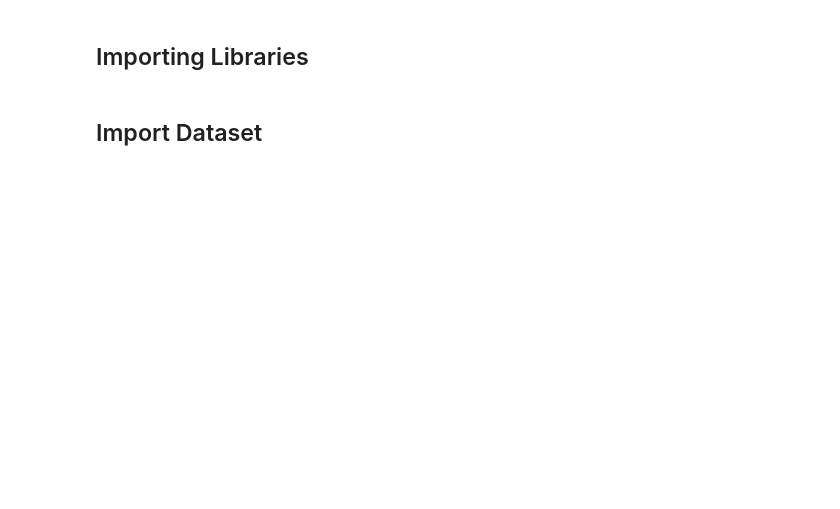
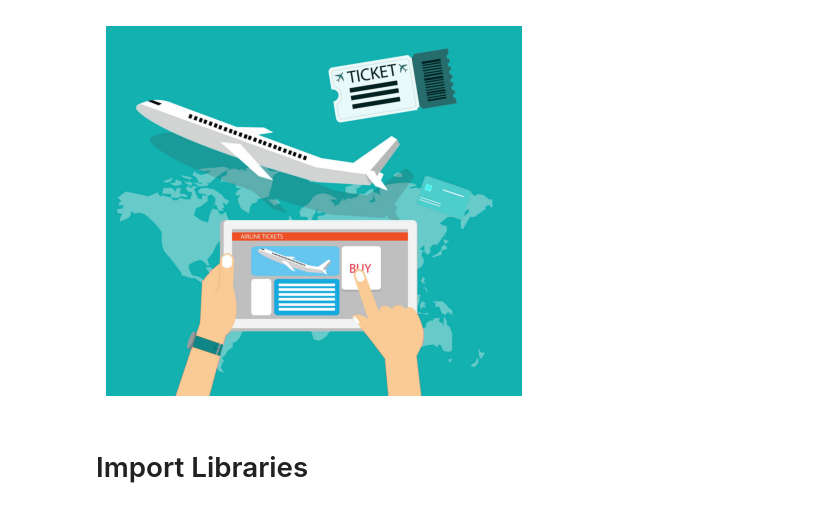
Before and after one commit to Saif4303/Flight_Fare_Price_Prediction, a Jupyter notebook: Flight_fare_prediction.ipynb, the cells around one changed output. Cells and saved outputs as stored; diff of their text form; code cells hidden in the pictures; blank space fills up the shorter version.

```diff
--- a/Flight_fare_prediction.ipynb
+++ b/Flight_fare_prediction.ipynb
@@ -1,5 +17,12 @@
+# %%
+img=plt.imread('ce100e07-fc5b-485e-8cd3-45f74d02f45f.png')
+plt.imshow(img)
+plt.axis('off')
+plt.show()
+# %% [output]
+[figure, added]
 # %% [markdown]
-## Importing Libraries
+# Import Libraries
 # %%
 import pandas as pd
 import numpy as np
@@ -8,5 +31,3 @@ import matplotlib.pyplot as plt
 %matplotlib inline
 import warnings
 warnings.filterwarnings("ignore")
-# %% [markdown]
-## Import Dataset
```
Also changed, not shown: parts of 248 cells of this notebook, 1 other file.
